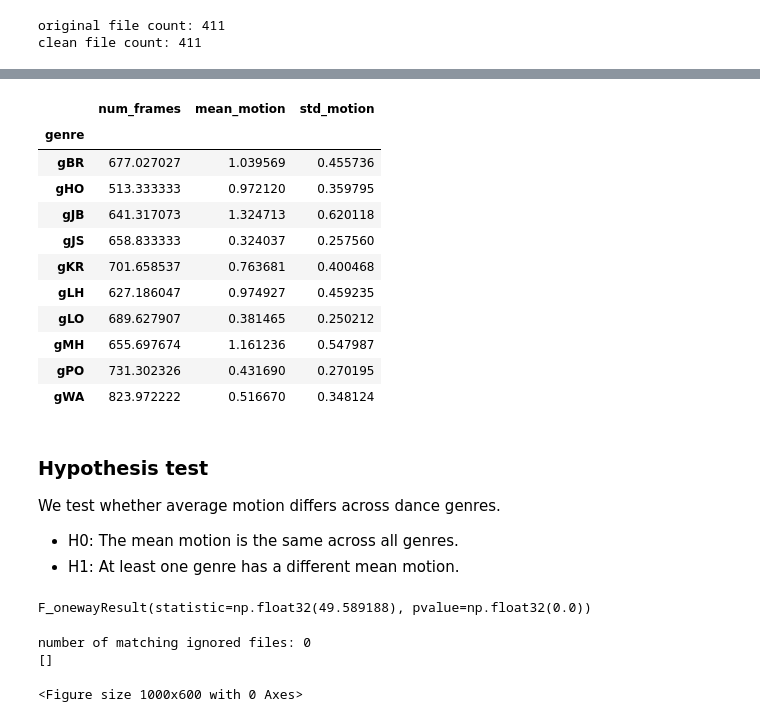
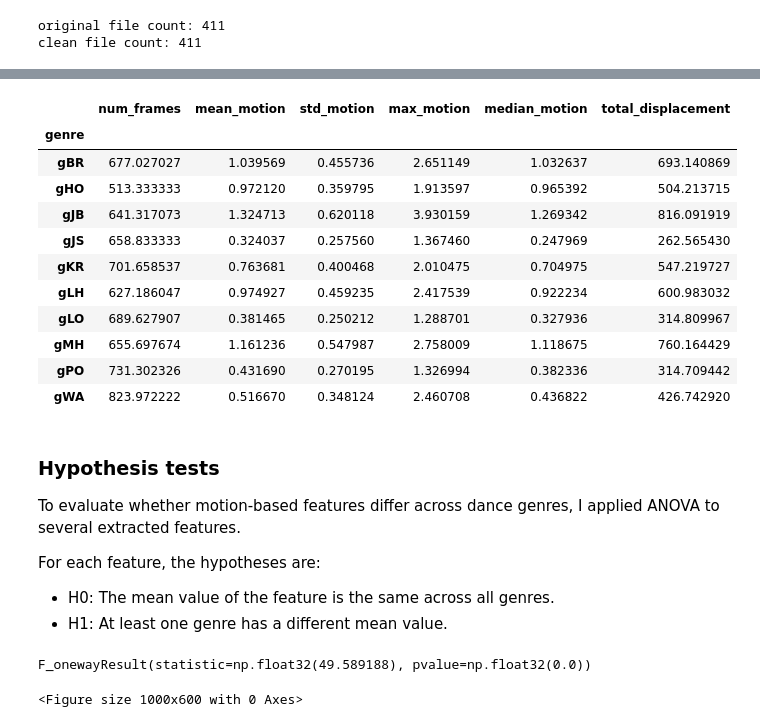
Before and after one commit to siirlevent/dsa210-project, a Jupyter notebook: eda_hypothesis_tests.ipynb, the cells around one changed output, grey strips where cells are left out. Saved outputs shown, nothing was run; the diff lists cells and outputs as text; code cells hidden in the pictures.

```diff
--- a/eda_hypothesis_tests.ipynb
+++ b/eda_hypothesis_tests.ipynb
@@ -169,24 +176,27 @@ df.head()
-# %%
-df.groupby("genre")[["num_frames", "mean_motion", "std_motion"]].mean()
-# %% [output]
-|  | num_frames | mean_motion | std_motion |
-| genre |  |  |  |
-| gBR | 677.027027 | 1.039569 | 0.455736 |
-| gHO | 513.333333 | 0.972120 | 0.359795 |
-| gJB | 641.317073 | 1.324713 | 0.620118 |
-| gJS | 658.833333 | 0.324037 | 0.257560 |
-| gKR | 701.658537 | 0.763681 | 0.400468 |
-| gLH | 627.186047 | 0.974927 | 0.459235 |
-| gLO | 689.627907 | 0.381465 | 0.250212 |
-| gMH | 655.697674 | 1.161236 | 0.547987 |
-| gPO | 731.302326 | 0.431690 | 0.270195 |
-| gWA | 823.972222 | 0.516670 | 0.348124 |
+# %%
+df.groupby("genre")[["num_frames", "mean_motion", "std_motion", "max_motion", "median_motion", "total_displacement"]].mean()
+# %% [output]
+|  | num_frames | mean_motion | std_motion | max_motion | median_motion | total_displacement |
+| genre |  |  |  |  |  |  |
+| gBR | 677.027027 | 1.039569 | 0.455736 | 2.651149 | 1.032637 | 693.140869 |
+| gHO | 513.333333 | 0.972120 | 0.359795 | 1.913597 | 0.965392 | 504.213715 |
+| gJB | 641.317073 | 1.324713 | 0.620118 | 3.930159 | 1.269342 | 816.091919 |
+| gJS | 658.833333 | 0.324037 | 0.257560 | 1.367460 | 0.247969 | 262.565430 |
+| gKR | 701.658537 | 0.763681 | 0.400468 | 2.010475 | 0.704975 | 547.219727 |
+| gLH | 627.186047 | 0.974927 | 0.459235 | 2.417539 | 0.922234 | 600.983032 |
+| gLO | 689.627907 | 0.381465 | 0.250212 | 1.288701 | 0.327936 | 314.809967 |
+| gMH | 655.697674 | 1.161236 | 0.547987 | 2.758009 | 1.118675 | 760.164429 |
+| gPO | 731.302326 | 0.431690 | 0.270195 | 1.326994 | 0.382336 | 314.709442 |
+| gWA | 823.972222 | 0.516670 | 0.348124 | 2.460708 | 0.436822 | 426.742920 |
 # %% [markdown]
-### Hypothesis test
-We test whether average motion differs across dance genres.
+### Hypothesis tests
 
-- H0: The mean motion is the same across all genres.
-- H1: At least one genre has a different mean motion.
+To evaluate whether motion-based features differ across dance genres, I applied ANOVA to several extracted features.
+
+For each feature, the hypotheses are:
+
+- H0: The mean value of the feature is the same across all genres.
+- H1: At least one genre has a different mean value.
 # %%
 from scipy.stats import f_oneway
 
@@ -196,19 +206,6 @@ anova_result = f_oneway(*groups)
 print(anova_result)
 # %% [output]
 F_onewayResult(statistic=np.float32(49.589188), pvalue=np.float32(0.0))
-# %%
-matches = []
-
-for f in files:
-    seq_name = f.replace(".pkl", "")
-    if seq_name in ignore_set:
-        matches.append(seq_name)
-
-print("number of matching ignored files:", len(matches))
-print(matches[:10])
-# %% [output]
-number of matching ignored files: 0
-[]
 # %%
 import matplotlib.pyplot as plt
 
```
Also changed, not shown: parts of 12 cells of this notebook.
